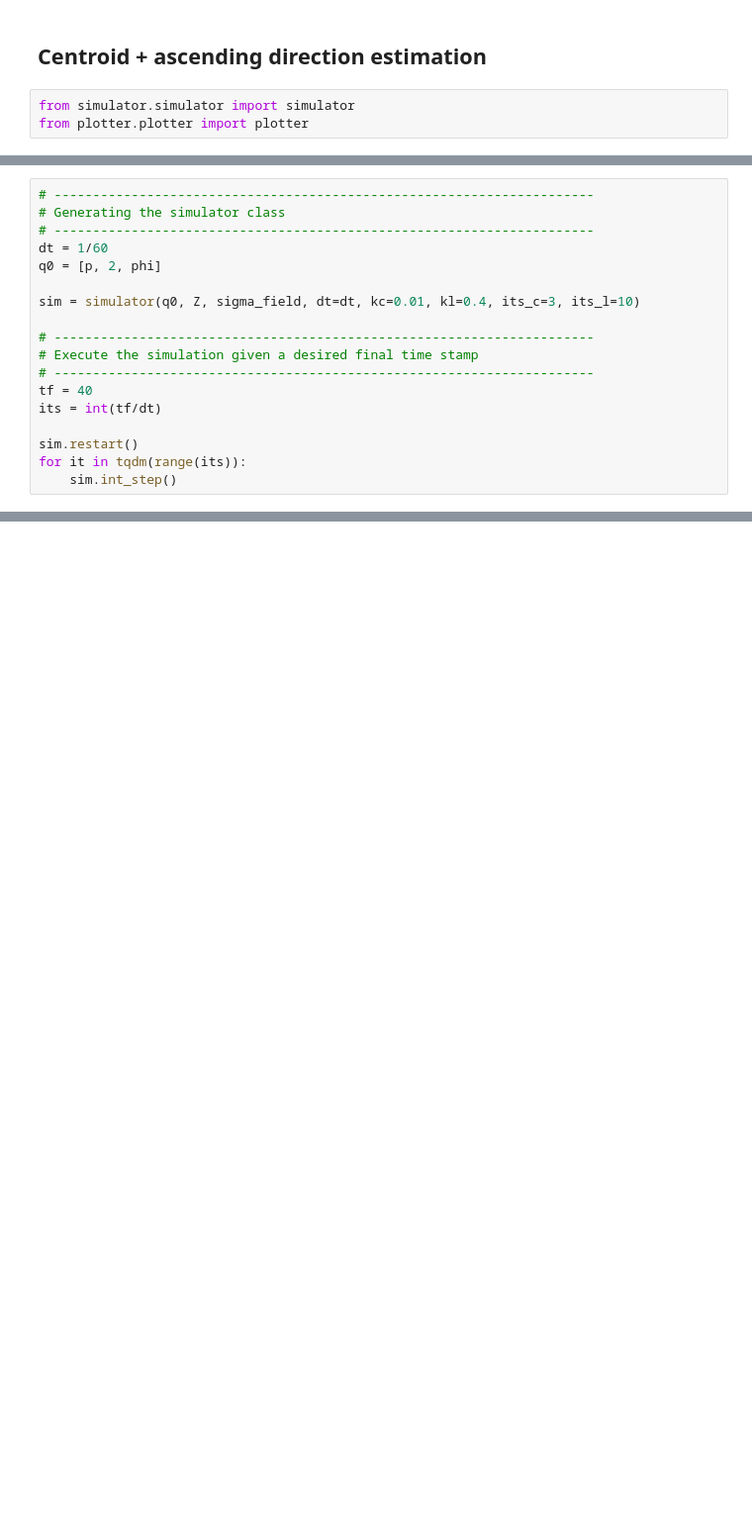
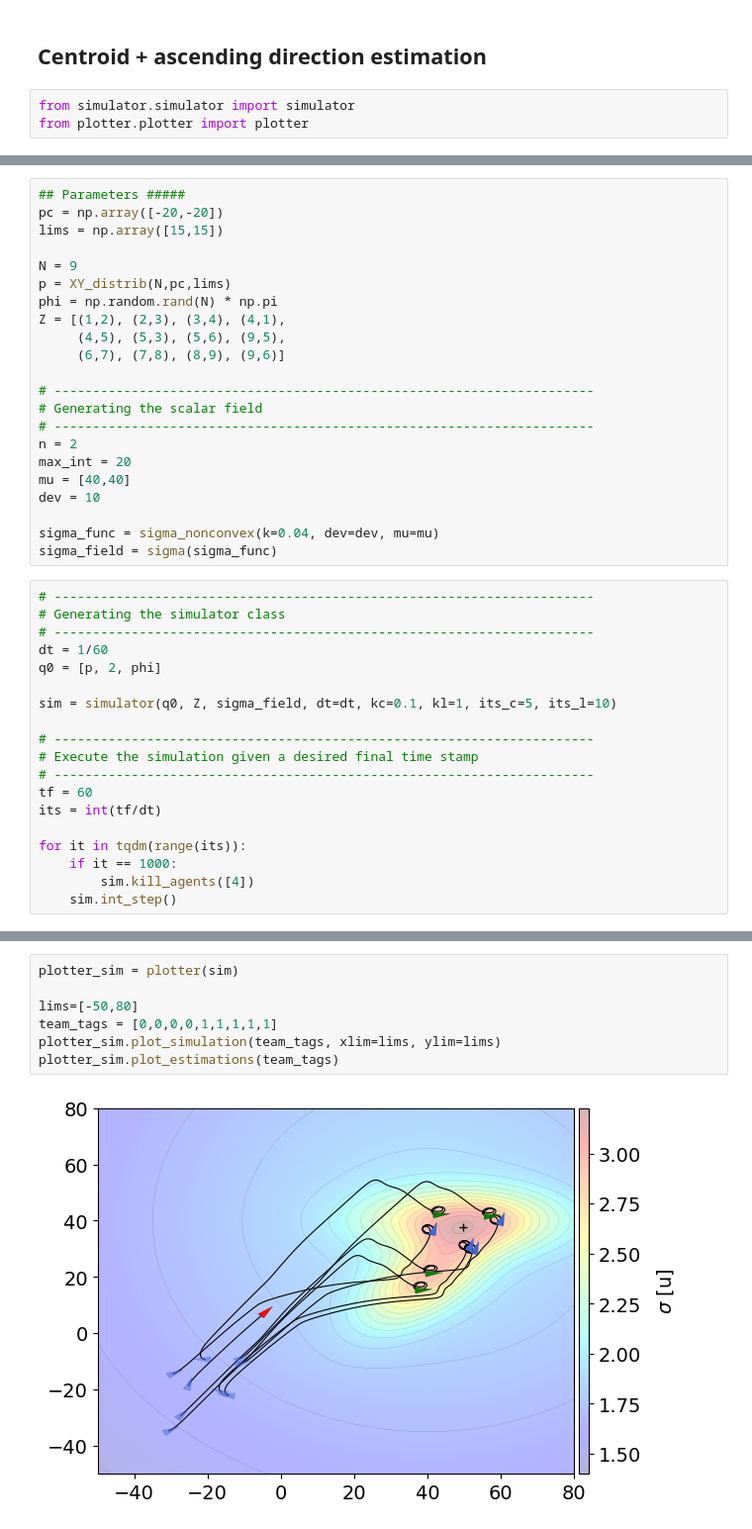
Before and after one commit to jesusBV20/source_seeking_distr, a Jupyter notebook: distributed_estimation.ipynb, the cells around one changed output, grey strips where cells are left out. Shown at 99% size. Drawn from its saved outputs; the diff is of its cells as text; blank space fills up the shorter version.

```diff
--- a/distributed_estimation.ipynb
+++ b/distributed_estimation.ipynb
@@ -689,3 +721,25 @@ sigma_field = sigma(sigma_func)
+# %%
+## Parameters #####
+pc = np.array([-20,-20])
+lims = np.array([15,15])
+
+N = 9
+p = XY_distrib(N,pc,lims)
+phi = np.random.rand(N) * np.pi
+Z = [(1,2), (2,3), (3,4), (4,1),
+     (4,5), (5,3), (5,6), (9,5),
+     (6,7), (7,8), (8,9), (9,6)]
+
+# ----------------------------------------------------------------------
+# Generating the scalar field
+# ----------------------------------------------------------------------
+n = 2
+max_int = 20
+mu = [40,40]
+dev = 10
+
+sigma_func = sigma_nonconvex(k=0.04, dev=dev, mu=mu)
+sigma_field = sigma(sigma_func)
 # %%
 # ----------------------------------------------------------------------
 # Generating the simulator class
@@ -693,14 +747,15 @@ sigma_field = sigma(sigma_func)
 dt = 1/60
 q0 = [p, 2, phi]
 
-sim = simulator(q0, Z, sigma_field, dt=dt, kc=0.01, kl=0.4, its_c=3, its_l=10)
+sim = simulator(q0, Z, sigma_field, dt=dt, kc=0.1, kl=1, its_c=5, its_l=10)
 
 # ----------------------------------------------------------------------
 # Execute the simulation given a desired final time stamp
 # ----------------------------------------------------------------------
-tf = 40
+tf = 60
 its = int(tf/dt)
 
-sim.restart()
 for it in tqdm(range(its)):
+    if it == 1000:
+        sim.kill_agents([4])
     sim.int_step()
@@ -714,0 +762,9 @@ plotter_sim.plot_estimations()
+# %%
+plotter_sim = plotter(sim)
+
+lims=[-50,80]
+team_tags = [0,0,0,0,1,1,1,1,1]
+plotter_sim.plot_simulation(team_tags, xlim=lims, ylim=lims)
+plotter_sim.plot_estimations(team_tags)
+# %% [output]
+[figure, added]
```
Also changed, not shown: parts of 8 cells of this notebook, 3 other files.
